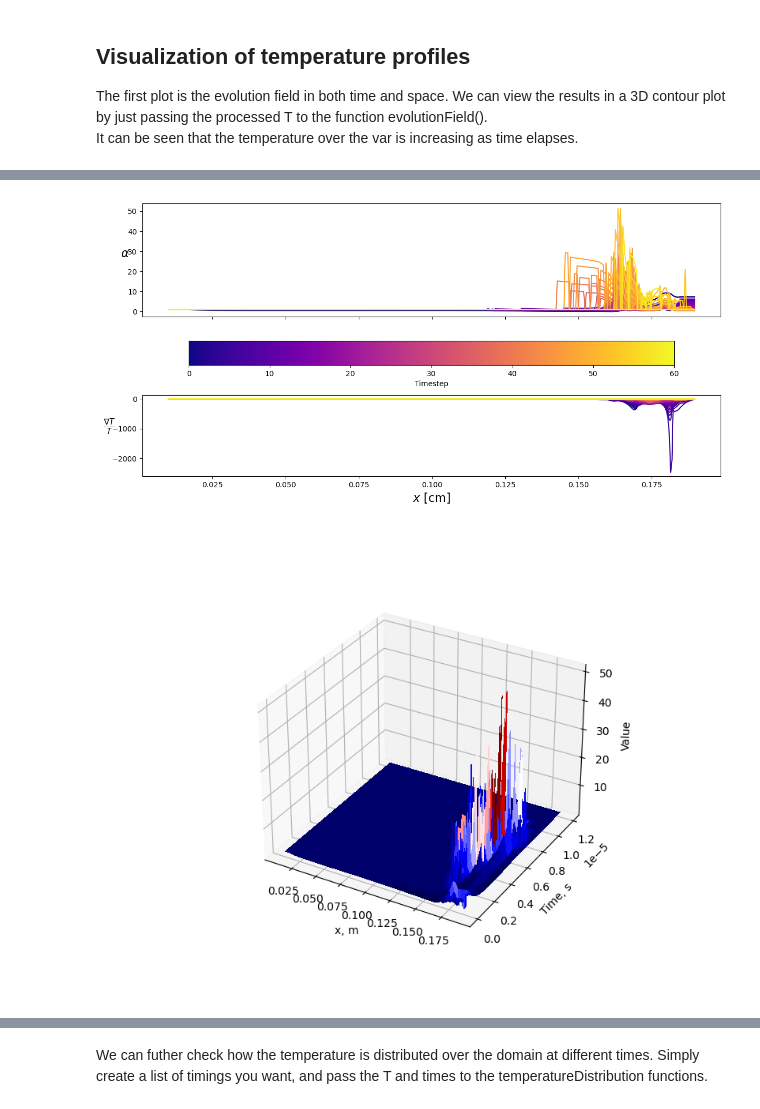
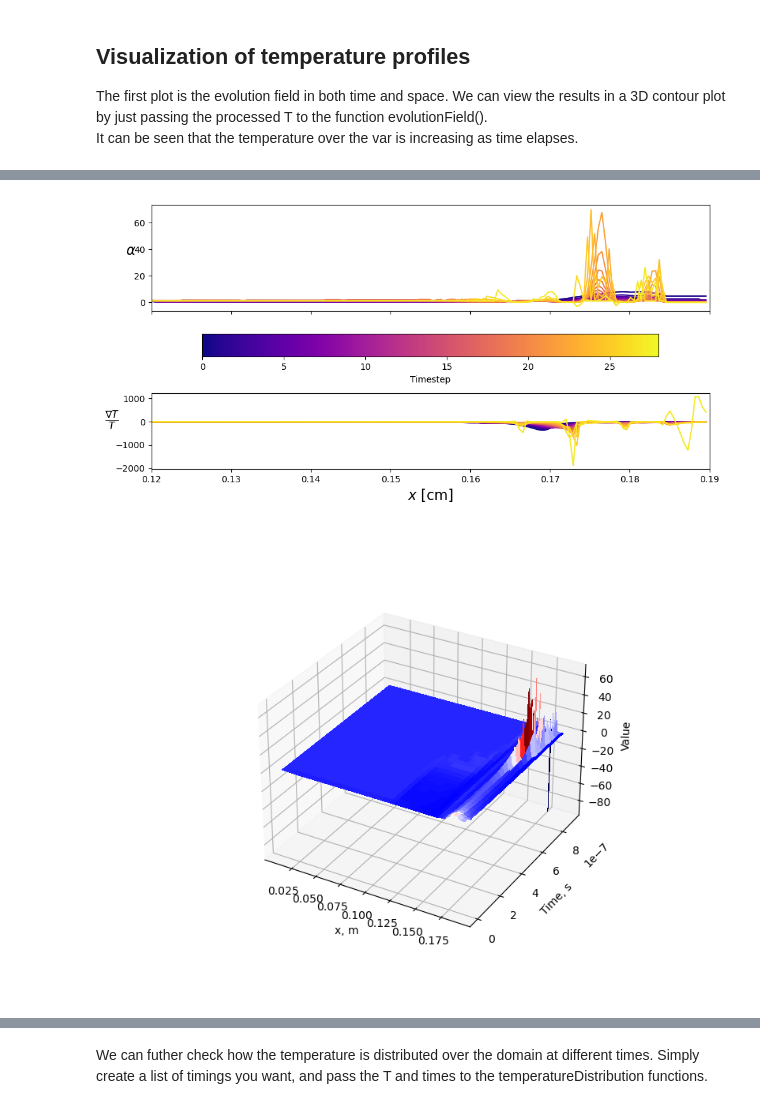
Before and after one commit to Lexmidan/nonloc_heatflux, a Jupyter notebook: PyTorch/time-evolv-heatflux.ipynb, the cells around one changed output, grey strips where cells are left out. Saved outputs shown, nothing was run; the diff lists cells and outputs as text; code cells hidden in the pictures.

```diff
--- a/PyTorch/time-evolv-heatflux.ipynb
+++ b/PyTorch/time-evolv-heatflux.ipynb
@@ -118,0 +115,8 @@ for step, timestep in enumerate(alpha3d.columns):
+# %%
+import numpy as np
+alpha3d=alpha3d[alpha3d.columns[:28]]
+gradTprofile = pd.DataFrame()
+preKnprofile = pd.DataFrame()
+for step, timestep in enumerate(T.columns[:28]):
+    gradTprofile[T.columns[step]]=np.gradient(np.reshape(T[alpha3d.columns[step]], (400)),para['x'].values)
+    preKnprofile[T.columns[step]]=np.gradient(np.reshape(T[alpha3d.columns[step]], (400)),para['x'].values)/np.reshape(T[alpha3d.columns[step]], (400))
@@ -119,33 +131,33 @@ for step, timestep in enumerate(alpha3d.columns):
 # %%
 import matplotlib.pyplot as plt
 import numpy as np
 import matplotlib.pylab as pl
 #timestep=26
 
-f, ax = plt.subplots(2,1, sharex=True, figsize=(12,6),gridspec_kw={'height_ratios': [2, 1]})
+f, ax = plt.subplots(2,1, sharex=True, figsize=(10,5),gridspec_kw={'height_ratios': [2, 1]})
 step=1
-endtime = 60
+endtime = 29
 leng=len(alpha3d.columns[:endtime:step])
 colors = pl.cm.plasma(np.linspace(0,1,leng+1))
 
 for i, _ in enumerate(alpha3d.columns[:endtime:step]):
-    ax[0].plot( alpha3d.index, alpha3d[alpha3d.columns[i*step]], color = colors[i*step])
-    ax[1].plot( alpha3d.index, np.gradient(np.reshape(T[alpha3d.columns[i*step]], (400)),para['x'].values)/np.reshape(T[alpha3d.columns[i*step]], (400)),color = colors[i*step])
+    ax[0].plot( alpha3d.index, alpha3d[alpha3d.columns[i*step]], color = colors[i])
+    ax[1].plot( alpha3d.index, np.gradient(np.reshape(T[alpha3d.columns[i]], (400)),para['x'].values)/np.reshape(T[alpha3d.columns[i]], (400)),color = colors[i])
     #ax[2].plot( alpha3d.index, heatflux3d[alpha3d.columns[i*step]], color = ((i*step)/120, 0, (120-i*step)/120,(120-0.8*i*step)/120))
 ax[0].set_ylabel(r'$\alpha$',rotation=0, fontsize=16)
-
+ax[0].set_xlim([0.12,0.19])
 ax[1].set_ylabel(r'$\frac{\nabla T}{T}$',rotation=0,  fontsize=16)
 ax[1].set_xlabel(r'$x$ [cm]',rotation=0,  fontsize=16)
 colormap= plt.cm.get_cmap('plasma')
 sm=plt.cm.ScalarMappable(cmap=colormap)
 sm.set_clim(vmin=0, vmax=leng)
 
 f.colorbar(sm,ax=ax[0],label="Timestep", orientation="horizontal")
 f.tight_layout(pad=1.0)
 # %% [output]
-[figure, old version]
+[figure, new version]
 # %%
-pp.evolutionField(alpha3d)
+pp.evolutionField(alpha3d[T.columns[:28]])
 # %% [output]
-[figure, old version]
+[figure, new version]
 # %%
```
Also changed, not shown: parts of 20 cells of this notebook, 2 other files.
